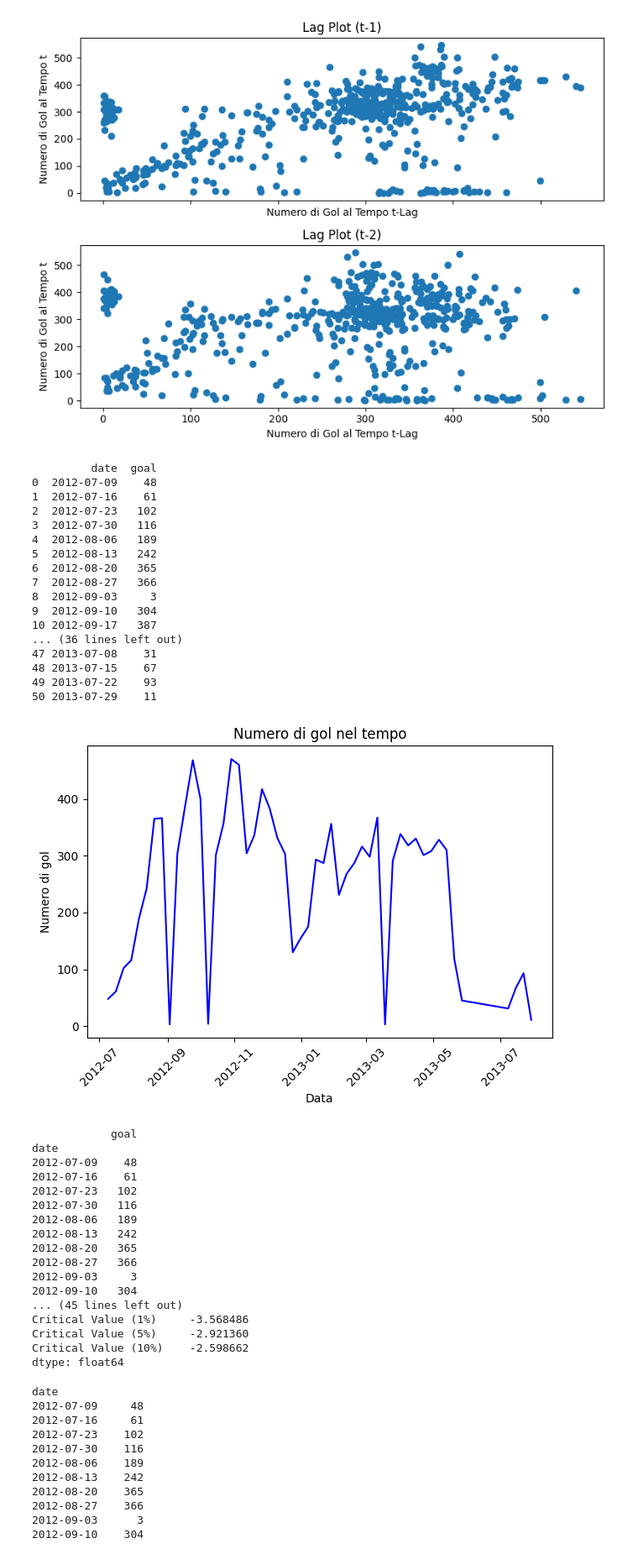
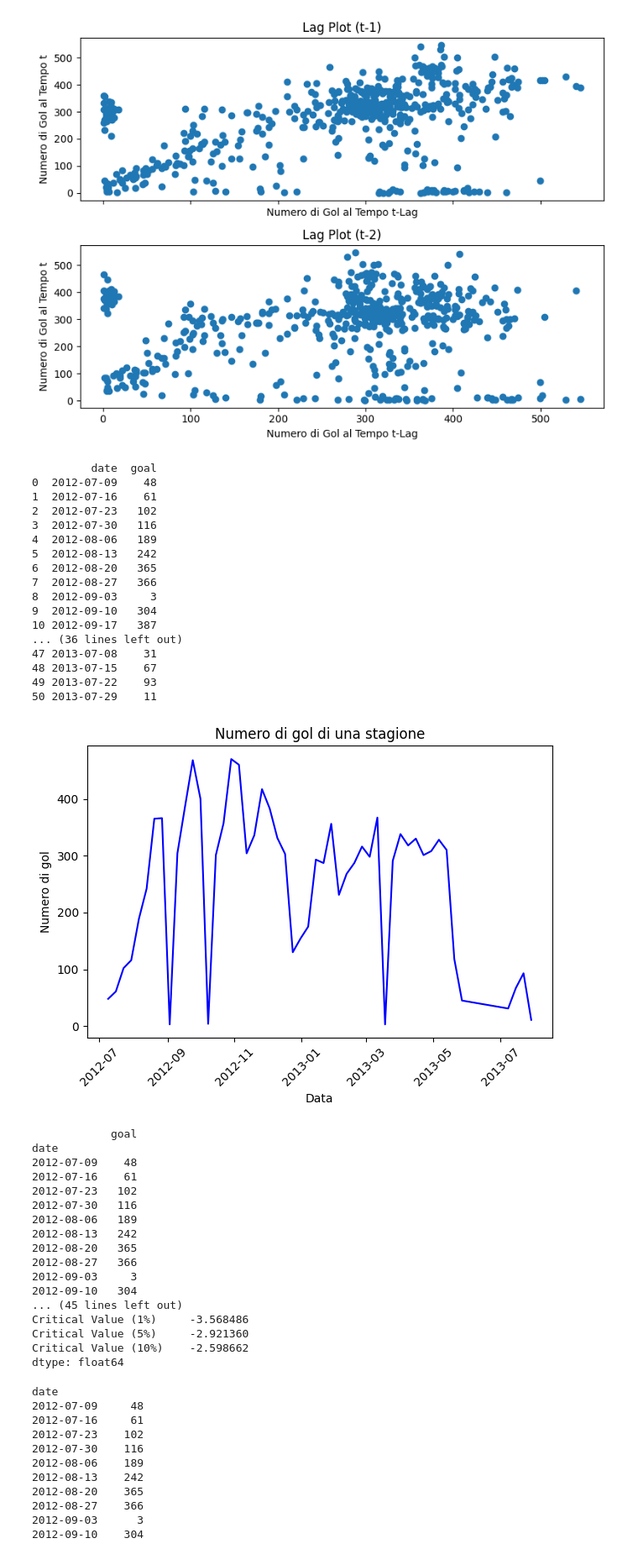
Before and after one commit to MikDR/DataScience-Python, a Jupyter notebook: codice/serie_temp/serie_tem_prova.ipynb, the cells around one changed output. Shown at 84% size. Cells and saved outputs as stored; diff of their text form; code cells hidden in the pictures.

```diff
--- a/codice/serie_temp/serie_tem_prova.ipynb
+++ b/codice/serie_temp/serie_tem_prova.ipynb
@@ -151,7 +151,7 @@ print(df_per_previsione_gol_counts_prova)
 plt.plot(df_per_previsione_gol_counts_prova['date'], df_per_previsione_gol_counts_prova["goal"], linestyle='-', color='b')
 
 # Personalizza il plot
-plt.title(f'Numero di gol nel tempo')
+plt.title(f'Numero di gol di una stagione')
 plt.xlabel('Data')
 plt.ylabel('Numero di gol')
 plt.xticks(rotation=45)  # Rotazione delle etichette sull'asse x per migliorare la leggibilità
@@ -160,34 +160,34 @@ plt.xticks(rotation=45)  # Rotazione delle etichette sull'asse x per migliorare
 plt.tight_layout()
 plt.savefig("../../images/stagionalita_ristretta.png")
 plt.show()
 
 differenced_series_gol_prova = df_per_previsione_gol_counts_prova
 differenced_series_gol_prova = differenced_series_gol_prova.set_index('date')
 print(differenced_series_gol_prova)
 
 #adf_provo = adfuller(differenced_series_gol.dropna())
 #print("ADF Statistics: %f" %adf_provo[0])
 #print("p-value: %f" %adf_provo[1])
 test_stationarity(differenced_series_gol_prova["goal"])
 # %% [output]
          date  goal
 0  2012-07-09    48
 1  2012-07-16    61
 2  2012-07-23   102
 3  2012-07-30   116
 4  2012-08-06   189
 5  2012-08-13   242
 6  2012-08-20   365
 7  2012-08-27   366
 8  2012-09-03     3
 9  2012-09-10   304
 10 2012-09-17   387
 ... (36 lines left out)
 47 2013-07-08    31
 48 2013-07-15    67
 49 2013-07-22    93
 50 2013-07-29    11
-[figure, old version]
+[figure, new version]
             goal
 date
 2012-07-09    48
```
Also changed, not shown: parts of 3 cells of this notebook.
